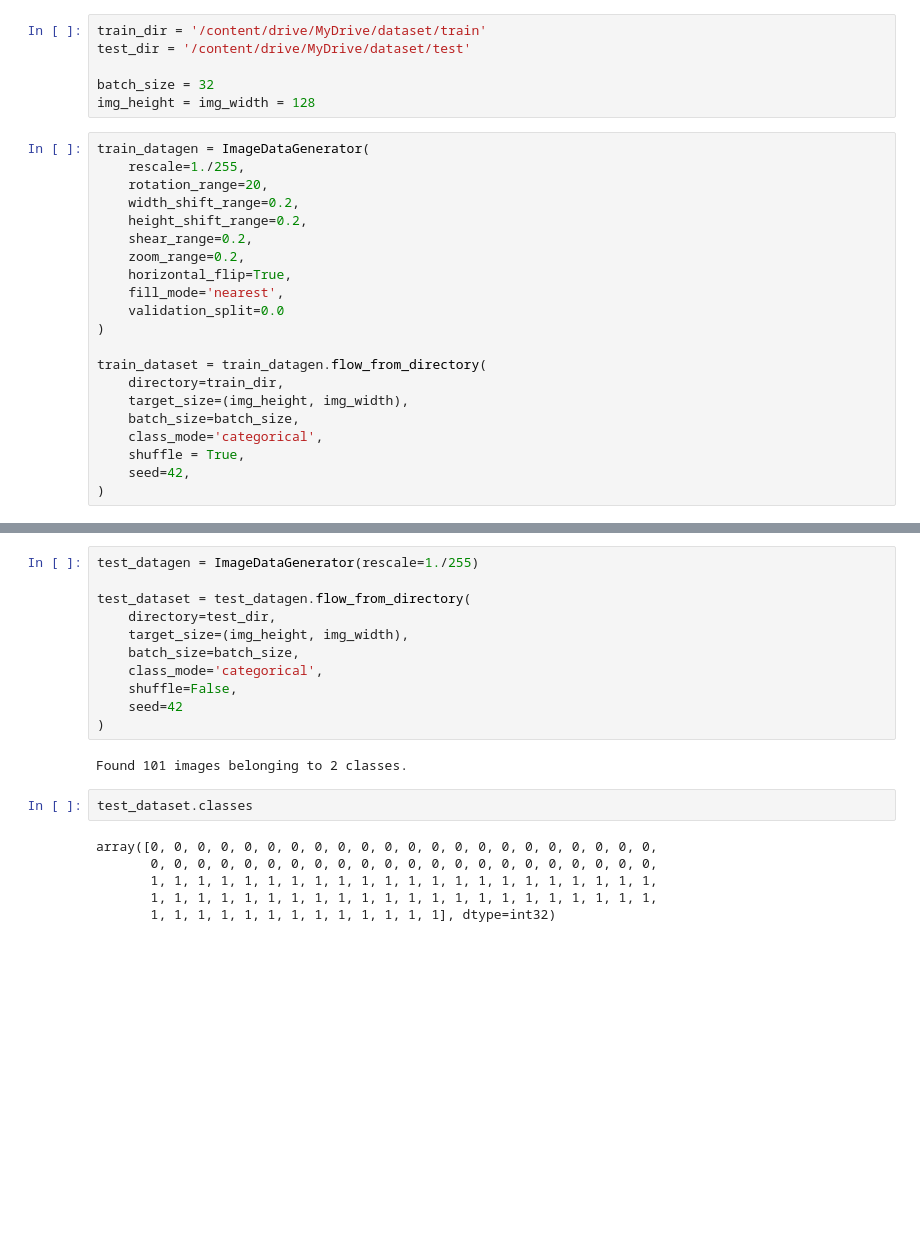
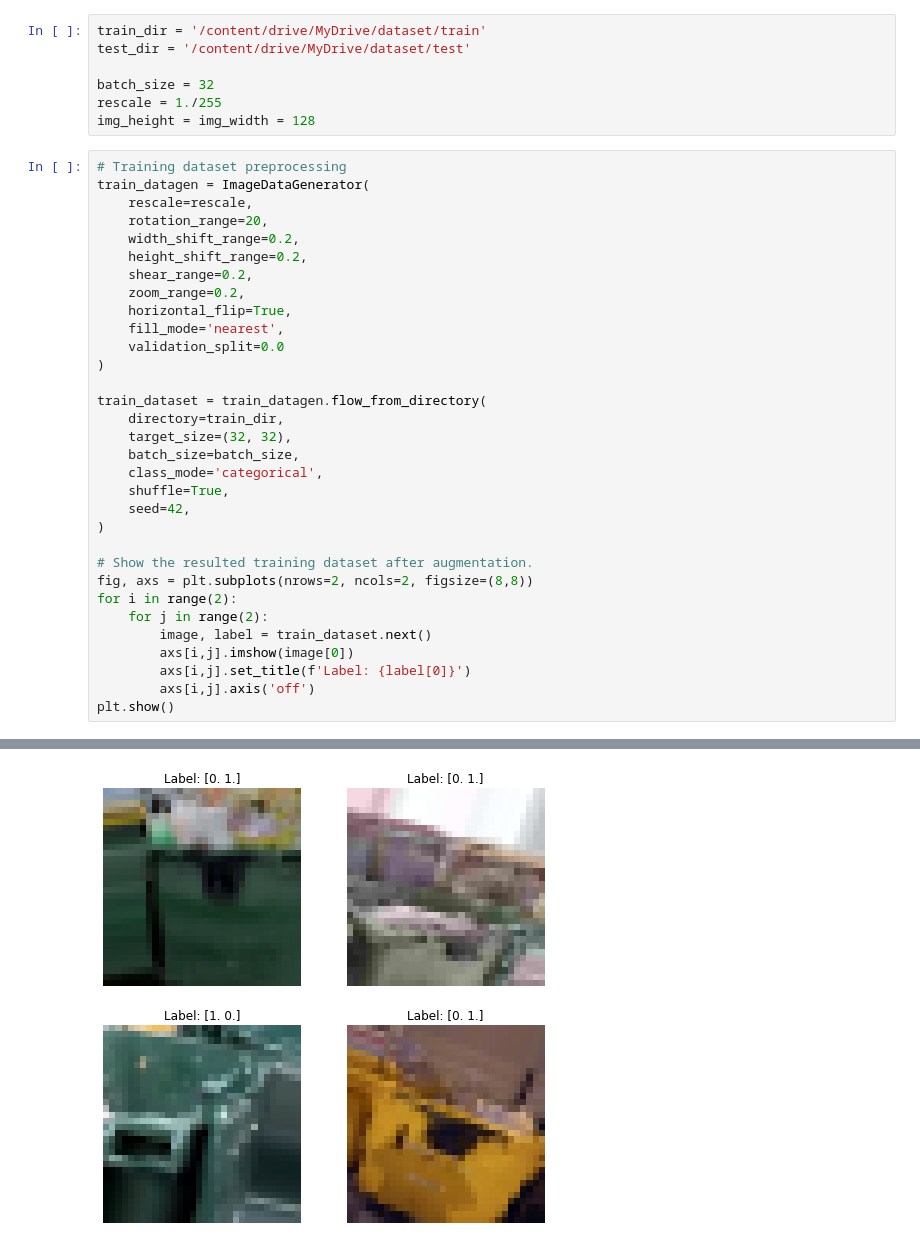
Before and after one commit to iishutov/CV-Project, a Jupyter notebook: ml_project.ipynb, the cells around one changed output, grey strips where cells are left out. Saved outputs shown, nothing was run; the diff lists cells and outputs as text; blank space fills up the shorter version.

```diff
--- a/ml_project.ipynb
+++ b/ml_project.ipynb
@@ -10,48 +14,40 @@ train_dir = '/content/drive/MyDrive/dataset/train'
 test_dir = '/content/drive/MyDrive/dataset/test'
 
 batch_size = 32
+rescale = 1./255
 img_height = img_width = 128
 # %%
+# Training dataset preprocessing
 train_datagen = ImageDataGenerator(
-    rescale=1./255,
+    rescale=rescale,
     rotation_range=20,
     width_shift_range=0.2,
     height_shift_range=0.2,
     shear_range=0.2,
     zoom_range=0.2,
     horizontal_flip=True,
     fill_mode='nearest',
     validation_split=0.0
 )
 
 train_dataset = train_datagen.flow_from_directory(
     directory=train_dir,
-    target_size=(img_height, img_width),
+    target_size=(32, 32),
     batch_size=batch_size,
     class_mode='categorical',
-    shuffle = True,
+    shuffle=True,
     seed=42,
 )
+
+# Show the resulted training dataset after augmentation.
+fig, axs = plt.subplots(nrows=2, ncols=2, figsize=(8,8))
+for i in range(2):
+    for j in range(2):
+        image, label = train_dataset.next()
+        axs[i,j].imshow(image[0])
+        axs[i,j].set_title(f'Label: {label[0]}')
+        axs[i,j].axis('off')
+plt.show()
 # %% [output]
 Found 574 images belonging to 2 classes.
+[figure, added]
-# %%
-test_datagen = ImageDataGenerator(rescale=1./255)
-
-test_dataset = test_datagen.flow_from_directory(
-    directory=test_dir,
-    target_size=(img_height, img_width),
-    batch_size=batch_size,
-    class_mode='categorical',
-    shuffle=False,
-    seed=42
-)
-# %% [output]
-Found 101 images belonging to 2 classes.
-# %%
-test_dataset.classes
-# %% [output]
-array([0, 0, 0, 0, 0, 0, 0, 0, 0, 0, 0, 0, 0, 0, 0, 0, 0, 0, 0, 0, 0, 0,
-       0, 0, 0, 0, 0, 0, 0, 0, 0, 0, 0, 0, 0, 0, 0, 0, 0, 0, 0, 0, 0, 0,
-       1, 1, 1, 1, 1, 1, 1, 1, 1, 1, 1, 1, 1, 1, 1, 1, 1, 1, 1, 1, 1, 1,
-       1, 1, 1, 1, 1, 1, 1, 1, 1, 1, 1, 1, 1, 1, 1, 1, 1, 1, 1, 1, 1, 1,
-       1, 1, 1, 1, 1, 1, 1, 1, 1, 1, 1, 1, 1], dtype=int32)
```
Also changed, not shown: parts of 5 cells of this notebook.
